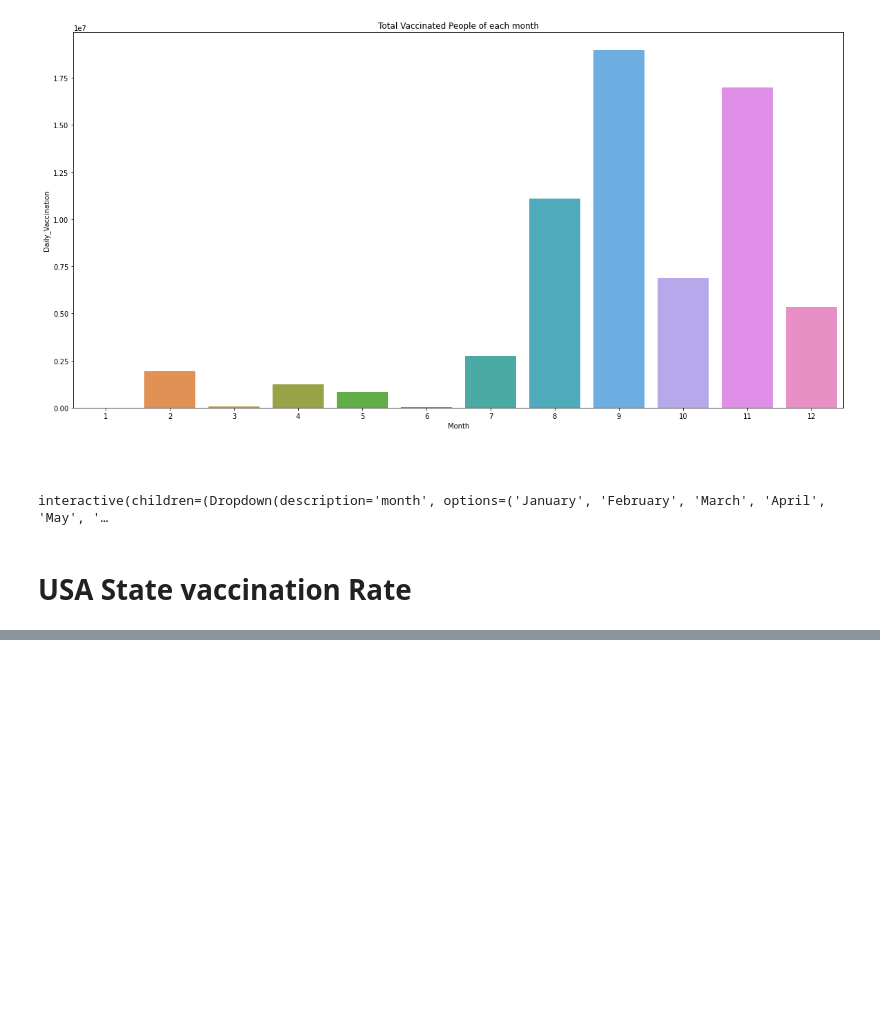
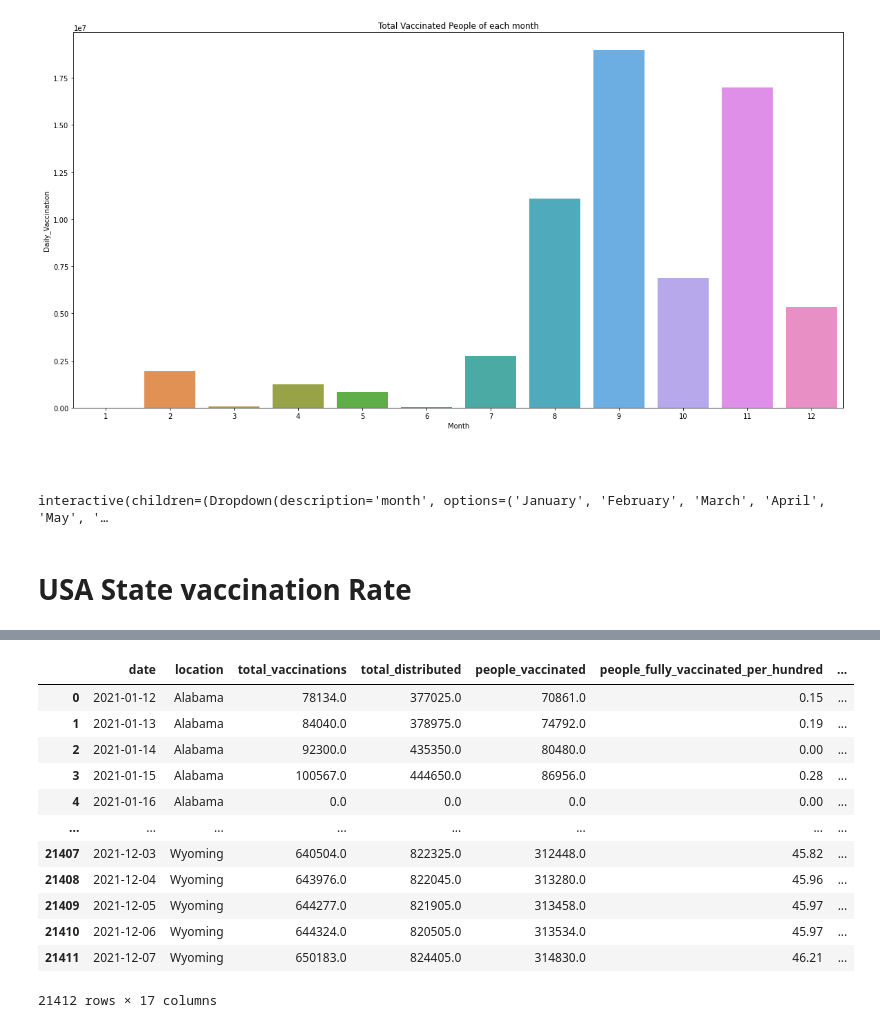
Before and after one commit to augustinexu/2021Fall_finals, a Jupyter notebook: final.ipynb, the cells around one changed output, grey strips where cells are left out. Cells and saved outputs as stored; diff of their text form; code cells hidden in the pictures; blank space fills up the shorter version.

```diff
--- a/final.ipynb
+++ b/final.ipynb
@@ -350,0 +368,4 @@ interactive(children=(Dropdown(description='month', options=('January', 'Februar
+# %%
+df.fillna(value=0, inplace=True)
+date = df.date.str.split('-', expand=True)
+date
@@ -350,0 +386,25 @@ interactive(children=(Dropdown(description='month', options=('January', 'Februar
+# %%
+df['year'] = date[0]
+df['month'] = date[1]
+df['day'] = date[2]
+df.year = pd.to_numeric(df.year)
+df.month = pd.to_numeric(df.month)
+df.day = pd.to_numeric(df.day)
+
+df.date = pd.to_datetime(df.date)
+
+df
+# %% [output]
+|  | date | location | total_vaccinations | total_distributed | people_vaccinated | people_fully_vaccinated_per_hundred | ... |
+| 0 | 2021-01-12 | Alabama | 78134.0 | 377025.0 | 70861.0 | 0.15 | ... |
+| 1 | 2021-01-13 | Alabama | 84040.0 | 378975.0 | 74792.0 | 0.19 | ... |
+| 2 | 2021-01-14 | Alabama | 92300.0 | 435350.0 | 80480.0 | 0.00 | ... |
+| 3 | 2021-01-15 | Alabama | 100567.0 | 444650.0 | 86956.0 | 0.28 | ... |
+| 4 | 2021-01-16 | Alabama | 0.0 | 0.0 | 0.0 | 0.00 | ... |
+| ... | ... | ... | ... | ... | ... | ... | ... |
+| 21407 | 2021-12-03 | Wyoming | 640504.0 | 822325.0 | 312448.0 | 45.82 | ... |
+| 21408 | 2021-12-04 | Wyoming | 643976.0 | 822045.0 | 313280.0 | 45.96 | ... |
+| 21409 | 2021-12-05 | Wyoming | 644277.0 | 821905.0 | 313458.0 | 45.97 | ... |
+| 21410 | 2021-12-06 | Wyoming | 644324.0 | 820505.0 | 313534.0 | 45.97 | ... |
+| 21411 | 2021-12-07 | Wyoming | 650183.0 | 824405.0 | 314830.0 | 46.21 | ... |
+21412 rows × 17 columns
```
Also changed, not shown: parts of 7 cells of this notebook.
